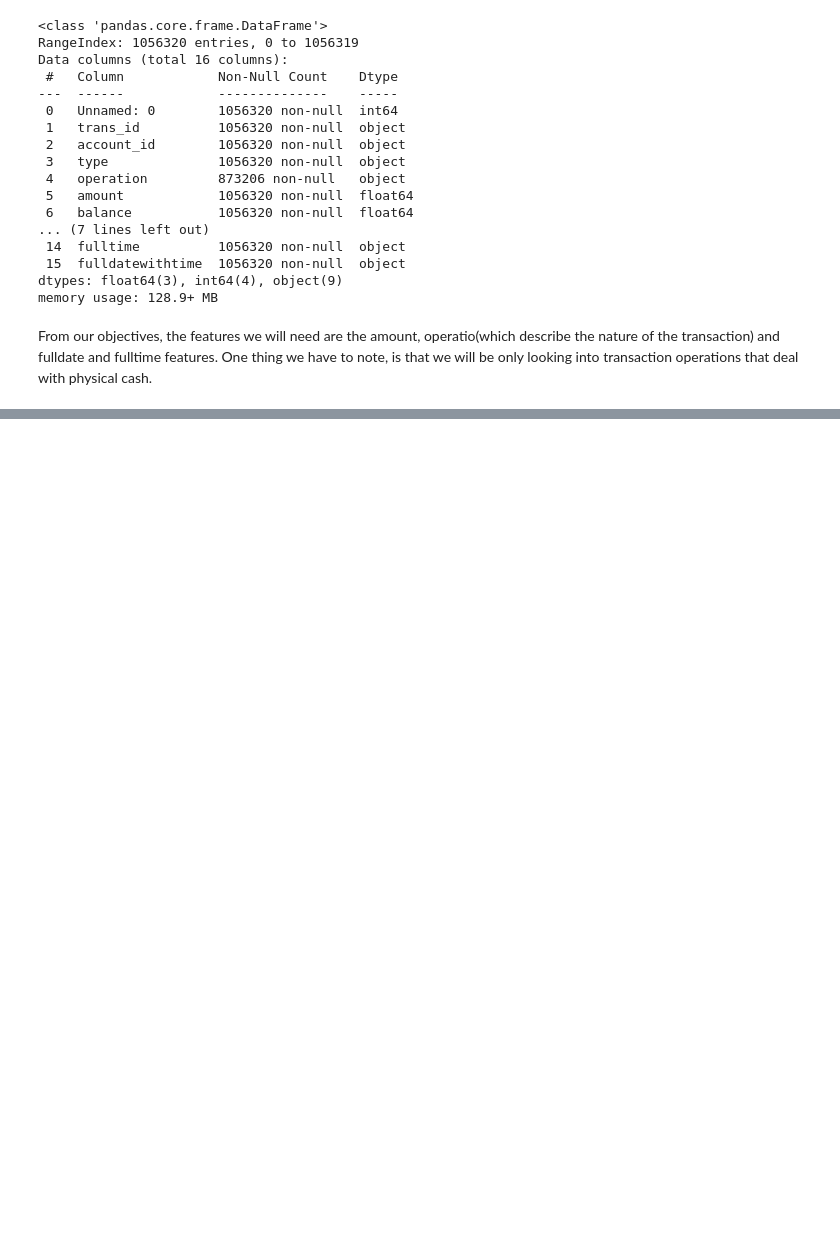
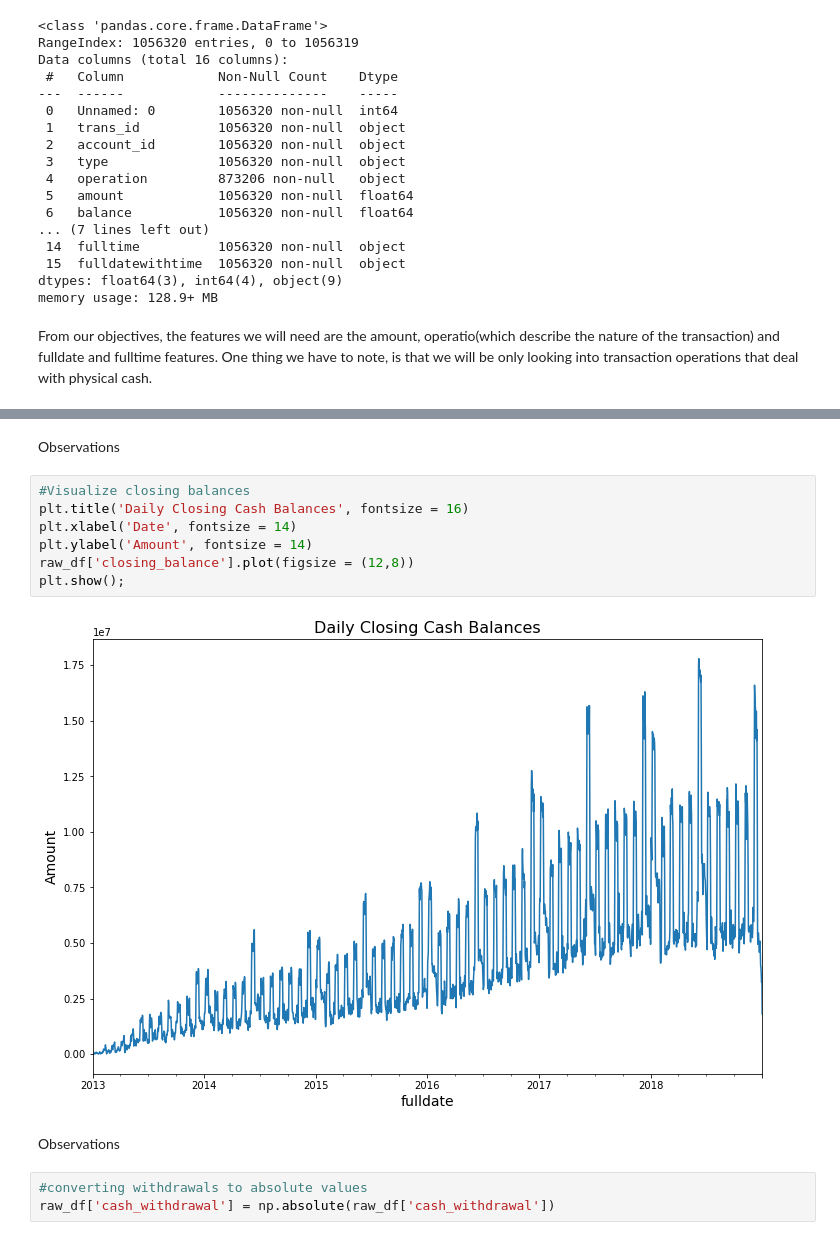
Before and after one commit to mwiti6844/Forecasting-Commercial-Bank-Transactions, a Jupyter notebook: time_series.ipynb, the cells around one changed output, grey strips where cells are left out. Cells and saved outputs as stored; diff of their text form; blank space fills up the shorter version.

```diff
--- a/time_series.ipynb
+++ b/time_series.ipynb
@@ -124,0 +195,16 @@ memory usage: 3.6 MB
+# %% [markdown]
+Observations
+# %%
+#Visualize closing balances
+plt.title('Daily Closing Cash Balances', fontsize = 16)
+plt.xlabel('Date', fontsize = 14)
+plt.ylabel('Amount', fontsize = 14)
+raw_df['closing_balance'].plot(figsize = (12,8))
+plt.show();
+# %% [output]
+[figure, added]
+# %% [markdown]
+Observations
+# %%
+#converting withdrawals to absolute values
+raw_df['cash_withdrawal'] = np.absolute(raw_df['cash_withdrawal'])
```
Also changed, not shown: parts of 33 cells of this notebook.
